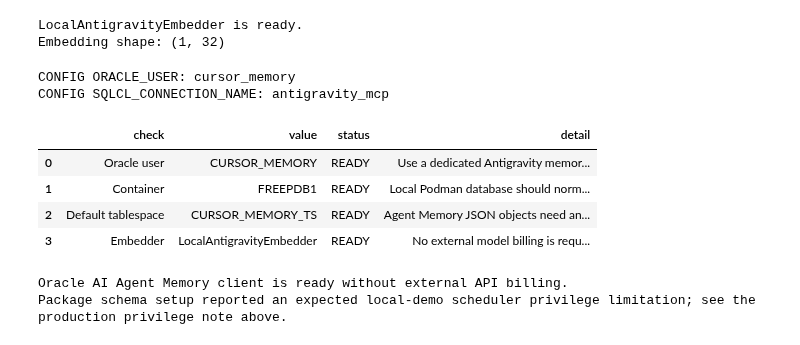
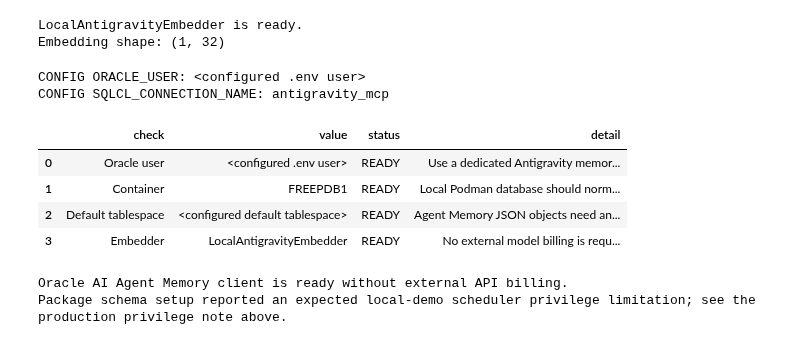
Before and after one commit to oracle-devrel/oracle-ai-developer-hub, a Jupyter notebook: notebooks/antigravity_mcp_oracle_ai_database.ipynb, the cells around one changed output. Saved outputs shown, nothing was run; the diff lists cells and outputs as text; code cells hidden in the pictures.

```diff
--- a/notebooks/antigravity_mcp_oracle_ai_database.ipynb
+++ b/notebooks/antigravity_mcp_oracle_ai_database.ipynb
@@ -594,7 +594,7 @@ This connection is used to create the demo memory tables and retrieval workflow.
 # %%
 import oracledb
 
-oracledb.defaults.program = "devrel-developerhub-cursor-mcp-oracle-ai-database"
+oracledb.defaults.program = "devrel-developerhub-antigravity-mcp-oracle-ai-database"
 
 required = ["ORACLE_USER", "ORACLE_PASSWORD", "ORACLE_DSN"]
 missing = [key for key in required if not CONFIG[key]]
@@ -2007,7 +2009,7 @@ missing = [key for key in required if not CONFIG[key]]
 if missing:
     raise RuntimeError(f"Missing required Oracle settings in .env: {missing}")
 
-print("CONFIG ORACLE_USER:", CONFIG["ORACLE_USER"])
+print("CONFIG ORACLE_USER: <configured .env user>")
 print("CONFIG SQLCL_CONNECTION_NAME:", CONFIG["SQLCL_CONNECTION_NAME"])
 
 db_pool = oracledb.SessionPool(
@@ -2038,7 +2040,7 @@ agent_memory_readiness = pd.DataFrame(
     [
         {
             "check": "Oracle user",
-            "value": current_user,
+            "value": "<configured .env user>",
             "status": "READY" if current_user.upper() != "SYSTEM" else "ACTION_NEEDED",
             "detail": "Use a dedicated Antigravity memory schema for Agent Memory objects.",
         },
@@ -2050,44 +2052,44 @@ agent_memory_readiness = pd.DataFrame(
         },
         {
             "check": "Default tablespace",
-            "value": default_tablespace,
+            "value": "<configured default tablespace>",
             "status": "READY" if default_tablespace.upper() != "SYSTEM" else "ACTION_NEEDED",
             "detail": "Agent Memory JSON objects need an application tablespace with automatic segment space management.",
         },
         {
             "check": "Embedder",
             "value": "LocalAntigravityEmbedder",
             "status": "READY",
             "detail": "No external model billing is required for this notebook demo.",
         },
     ]
 )
 
 display_df(agent_memory_readiness)
 
 if not AGENT_MEMORY_SCHEMA_READY:
     print("Agent Memory package demo will be skipped for this schema.")
     print("Create or use a dedicated Antigravity memory user before running the package-backed demo:")
     print("""
 -- Run as SYSTEM in FREEPDB1, for example through SQLcl or Podman sqlplus.
-CREATE TABLESPACE cursor_memory_ts
-DATAFILE '/opt/oracle/oradata/FREE/FREEPDB1/cursor_memory_ts01.dbf'
+CREATE TABLESPACE antigravity_memory_ts
+DATAFILE '/opt/oracle/oradata/FREE/FREEPDB1/antigravity_memory_ts01.dbf'
 SIZE 200M
 AUTOEXTEND ON NEXT 100M
 SEGMENT SPACE MANAGEMENT AUTO;
 
-CREATE USER cursor_memory IDENTIFIED BY "CHOOSE_A_STRONG_PASSWORD";
-GRANT CREATE SESSION, CREATE TABLE, CREATE SEQUENCE, CREATE VIEW, CREATE PROCEDURE TO cursor_memory;
-ALTER USER cursor_memory DEFAULT TABLESPACE cursor_memory_ts;
-ALTER USER cursor_memory QUOTA UNLIMITED ON cursor_memory_ts;
+CREATE USER antigravity_memory IDENTIFIED BY "CHOOSE_A_STRONG_PASSWORD";
+GRANT CREATE SESSION, CREATE TABLE, CREATE SEQUENCE, CREATE VIEW, CREATE PROCEDURE TO antigravity_memory;
+ALTER USER antigravity_memory DEFAULT TABLESPACE antigravity_memory_ts;
+ALTER USER antigravity_memory QUOTA UNLIMITED ON antigravity_memory_ts;
 """)
 # %% [output]
-CONFIG ORACLE_USER: cursor_memory
+CONFIG ORACLE_USER: <configured .env user>
 CONFIG SQLCL_CONNECTION_NAME: antigravity_mcp
 |  | check | value | status | detail |
-| 0 | Oracle user | CURSOR_MEMORY | READY | Use a dedicated Antigravity memor... |
+| 0 | Oracle user | <configured .env user> | READY | Use a dedicated Antigravity memor... |
 | 1 | Container | FREEPDB1 | READY | Local Podman database should norm... |
-| 2 | Default tablespace | CURSOR_MEMORY_TS | READY | Agent Memory JSON objects need an... |
+| 2 | Default tablespace | <configured default tablespace> | READY | Agent Memory JSON objects need an... |
 | 3 | Embedder | LocalAntigravityEmbedder | READY | No external model billing is requ... |
 # %%
 agent_memory = None
```
Also changed, not shown: parts of 14 cells of this notebook.
